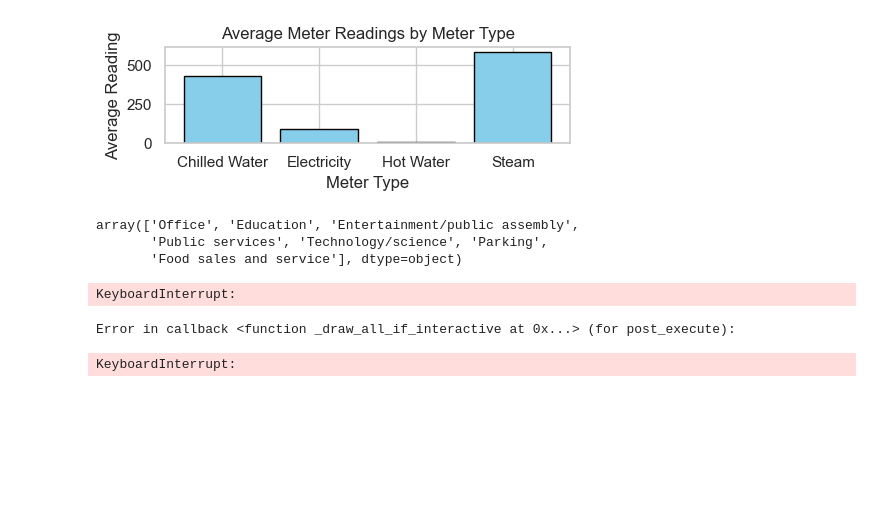
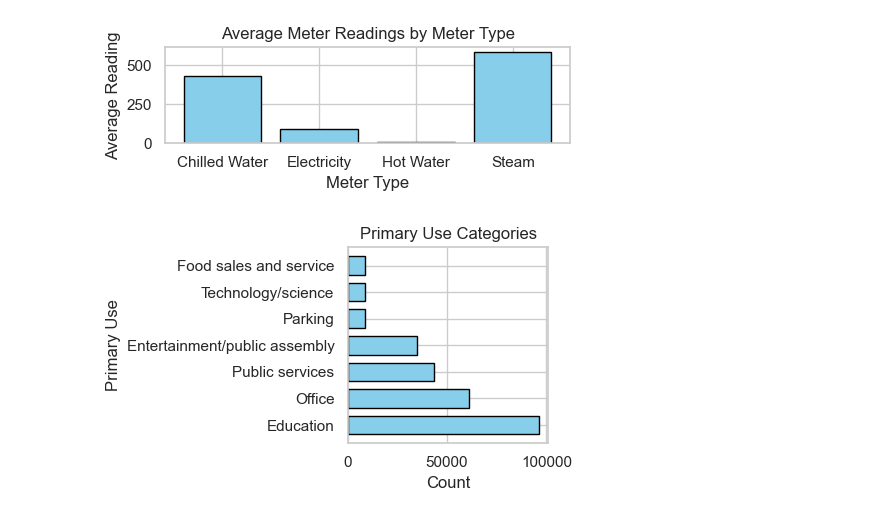
Before and after one commit to IvaMate/Energy-predictor, a Jupyter notebook: notebooks/1-im-eda.ipynb, the cells around one changed output. Cells and saved outputs as stored; diff of their text form; code cells hidden in the pictures; blank space fills up the shorter version.

```diff
--- a/notebooks/1-im-eda.ipynb
+++ b/notebooks/1-im-eda.ipynb
@@ -283,27 +295,27 @@ def average_meter_readings(train_df):
 average_meter_readings(train_df)
 # %% [output]
 [figure]
-# %%
-train_df.primary_use.unique()
-# %% [output]
-array(['Office', 'Education', 'Entertainment/public assembly',
-       'Public services', 'Technology/science', 'Parking',
-       'Food sales and service'], dtype=object)
-# %%
-def plot_meter_classes(train_df):
-    # Create a histogram of meter classes
-    plt.figure(figsize=(9, 3))
-    plt.hist(train_df['primary_use'], align='mid', rwidth=0.8, color='skyblue', edgecolor='black')
-    plt.title('Meter Types', fontsize=16)
-    plt.xlabel('Meter Classes', fontsize=14)
-    plt.ylabel('Count', fontsize=14)
-
-    plt.tight_layout()
-    plt.show()
-
-
-plot_meter_classes(train_df)
-# %% [output]
-KeyboardInterrupt:
-Error in callback <function _draw_all_if_interactive at 0x...> (for post_execute):
-KeyboardInterrupt:
+# %%
+
+def plot_primary_use_categories_horizontal(train_df):
+    """
+    Plot a visually appealing horizontal bar histogram of primary use categories with spaces between bins.
+
+    Parameters:
+        train_df (pd.DataFrame): The DataFrame containing the data with a 'primary_use' column.
+    """
+    # Count the occurrences of each primary use category
+    primary_use_counts = train_df['primary_use'].value_counts()
+
+    # Create a horizontal bar histogram of primary use categories with spaces between bins
+    plt.figure(figsize=(5, 3))
+    plt.barh(primary_use_counts.index, primary_use_counts.values, height=0.7, color='skyblue', edgecolor='black')
+    plt.title('Primary Use Categories', fontsize=12)
+    plt.ylabel('Primary Use', fontsize=12)
+    plt.xlabel('Count', fontsize=12)
+    plt.tight_layout()
+    plt.show()
+
+plot_primary_use_categories_horizontal(train_df)
+# %% [output]
+[figure, added]
```
Also changed, not shown: parts of 31 cells of this notebook, 1 other file.
